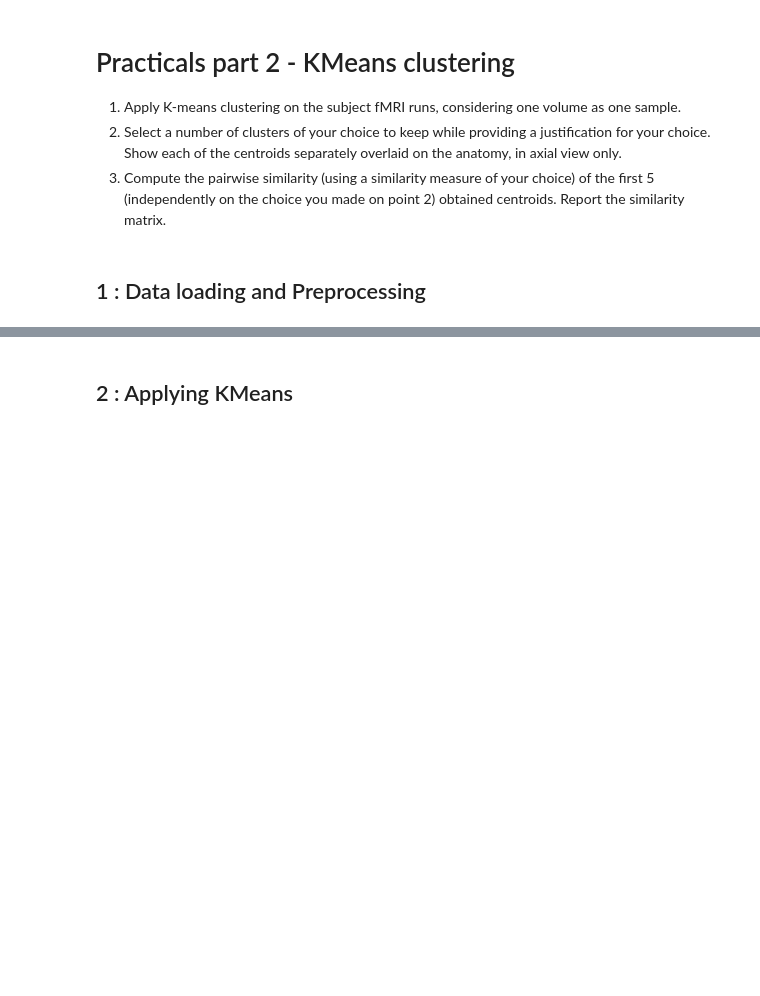
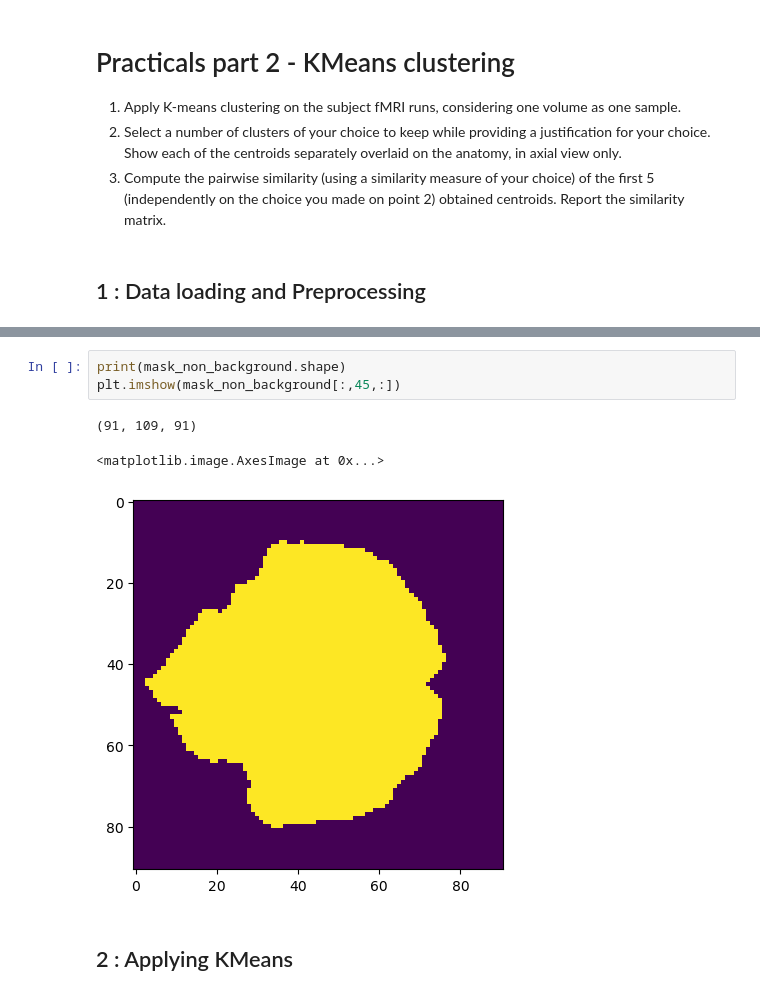
Before and after one commit to Johanonthetop/NX-421_Miniproject_1, a Jupyter notebook: projectcam.ipynb, the cells around one changed output, grey strips where cells are left out. Cells and saved outputs as stored; diff of their text form; blank space fills up the shorter version.

```diff
--- a/projectcam.ipynb
+++ b/projectcam.ipynb
@@ -529,3 +594,10 @@ FileNotFoundError: No such file or no access: '/home/jovyan/data/mydataset/deriv
+# %%
+print(mask_non_background.shape)
+plt.imshow(mask_non_background[:,45,:])
+# %% [output]
+(91, 109, 91)
+<matplotlib.image.AxesImage at 0x...>
+[figure, added]
 # %% [markdown]
 ## 2 : Applying KMeans
 # %% [markdown]
```
Also changed, not shown: parts of 15 cells of this notebook.
